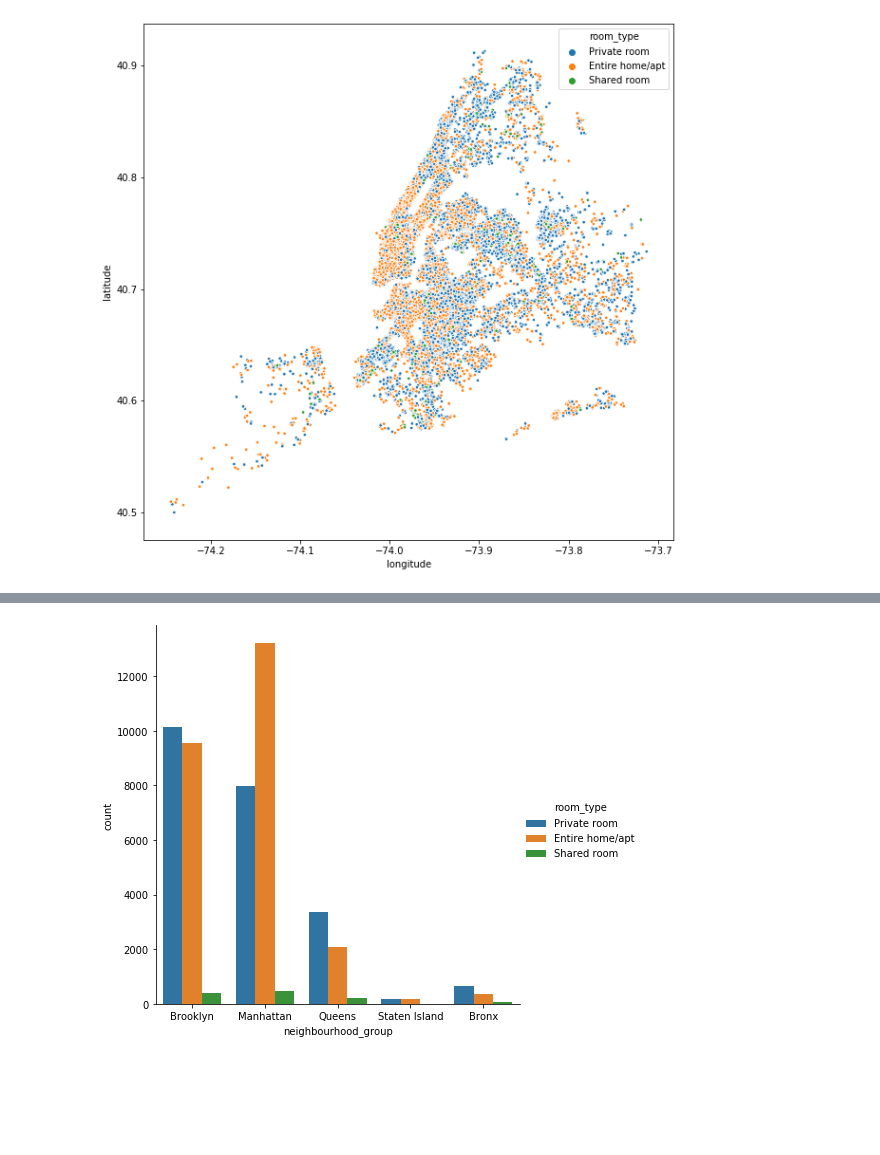
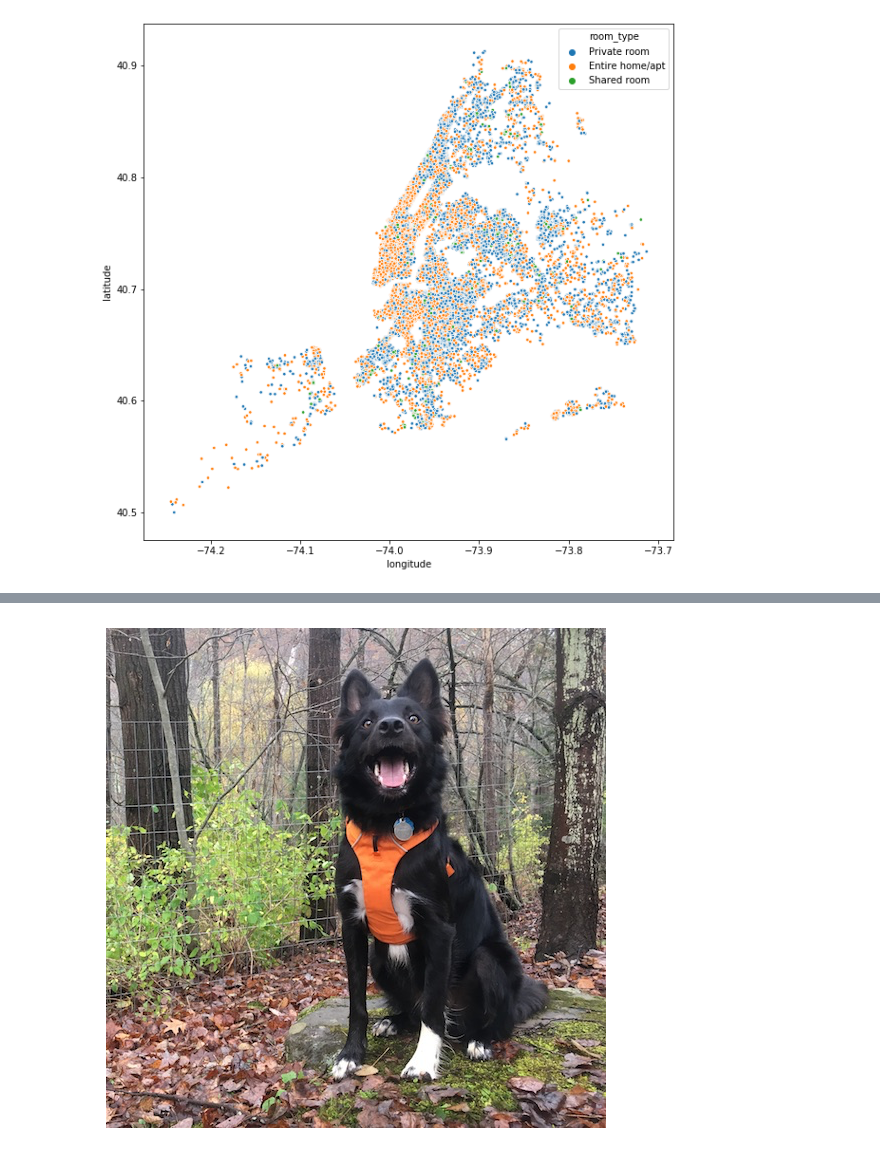
Before and after one commit to rselent/this_was_a_test, a Jupyter notebook: build1_Airbnb_in_nyc.ipynb, the cells around one changed output, grey strips where cells are left out. Cells and saved outputs as stored; diff of their text form; code cells hidden in the pictures; blank space fills up the shorter version.

```diff
--- a/build1_Airbnb_in_nyc.ipynb
+++ b/build1_Airbnb_in_nyc.ipynb
@@ -146,5 +187,0 @@ Name: room_type, dtype: int64
-# %%
-sns.catplot( x= 'neighbourhood_group',  hue= 'room_type', data=df,
-                height=6, kind='count');
-# %% [output]
-[figure, removed]
@@ -196,0 +204,4 @@ fig.show()
+# %%
+sns.dogplot()
+# %% [output]
+[figure, added]
```
Also changed, not shown: parts of 11 cells of this notebook.
